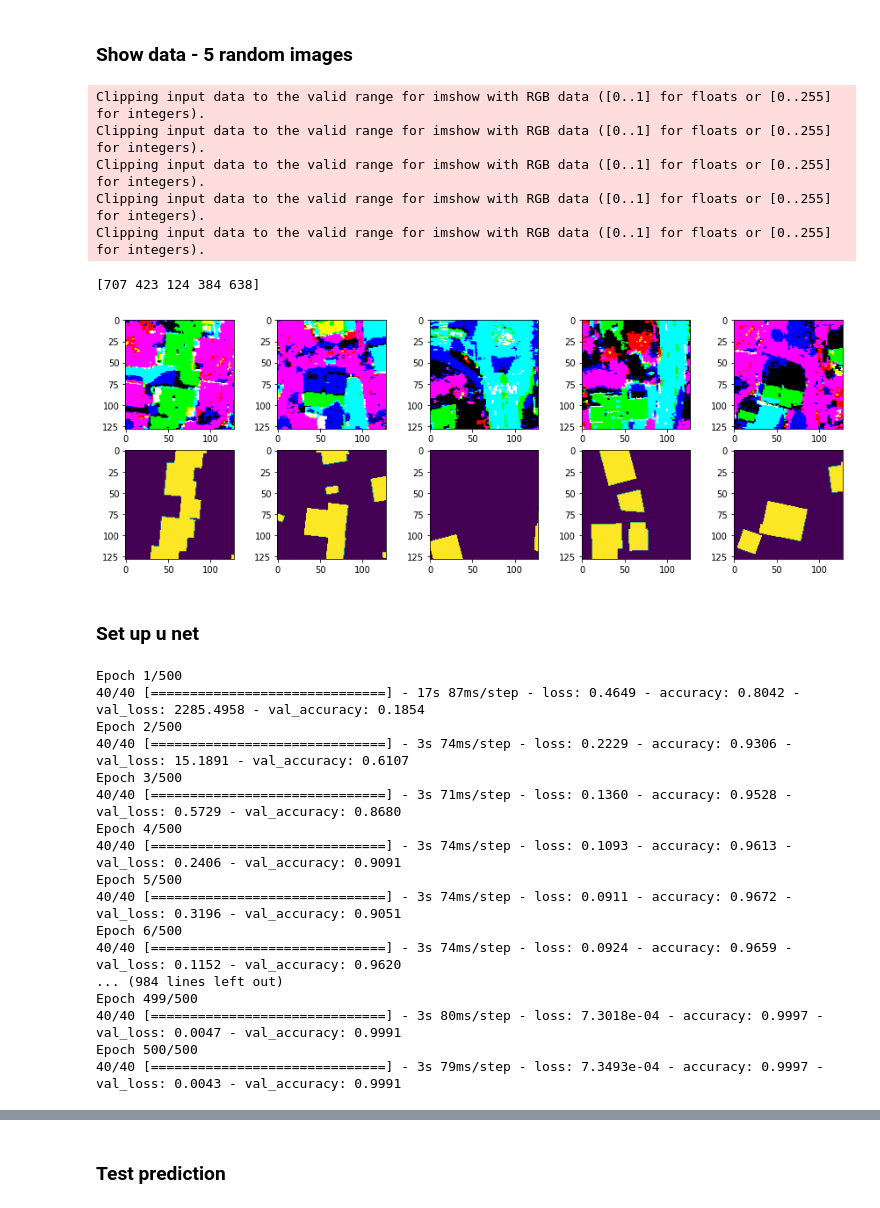
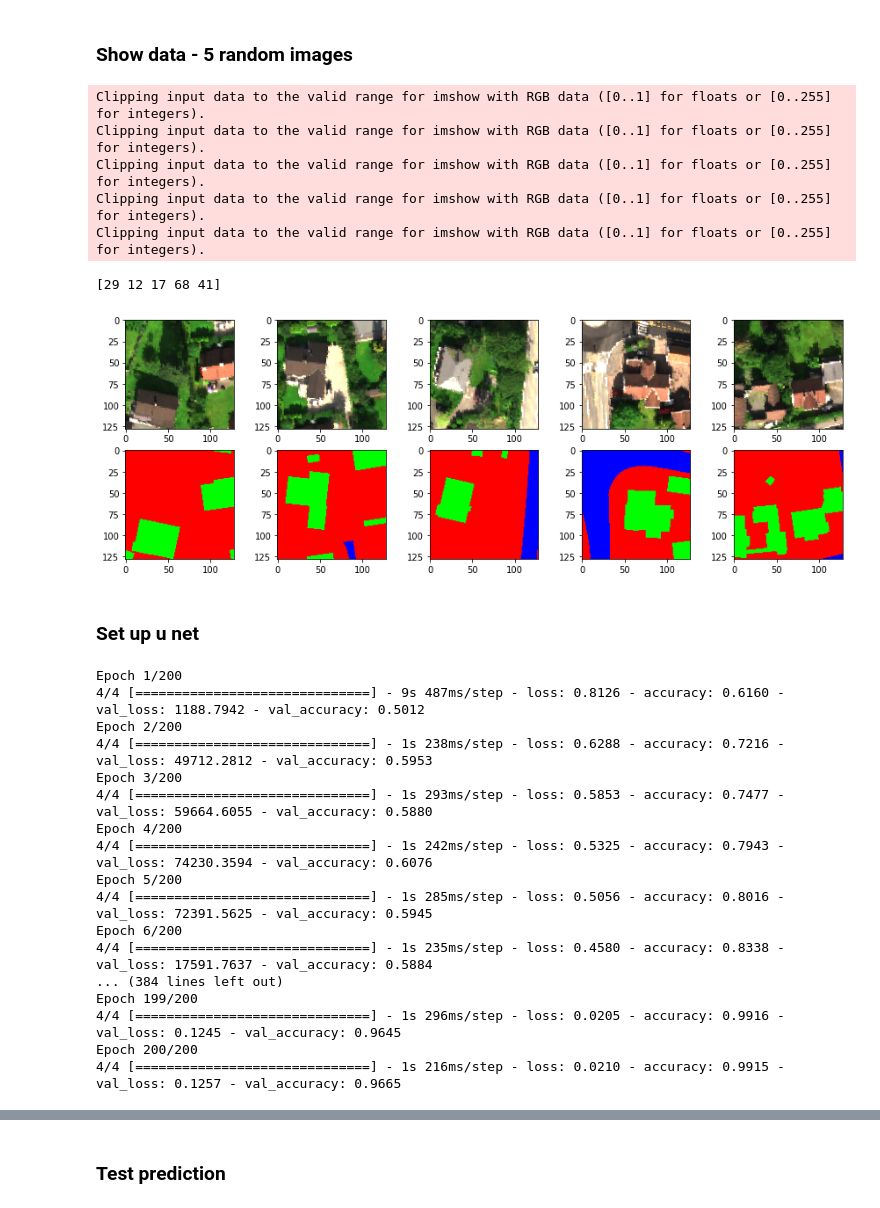
Before and after one commit to stianteien/M_DV_V2022, a Jupyter notebook: roofs_w_unet/roof_u-net.ipynb, the cells around one changed output, grey strips where cells are left out. Saved outputs shown, nothing was run; the diff lists cells and outputs as text; code cells hidden in the pictures.

```diff
--- a/roofs_w_unet/roof_u-net.ipynb
+++ b/roofs_w_unet/roof_u-net.ipynb
@@ -36,9 +36,11 @@ y = np.load("data/u_net_roofs/y_data.npy")
 n,r1,c1,d = y.shape
 # Adds a new dimension of layer too have two class problem.
 yy = np.append(y, np.zeros((n, r1, c1,d)), axis=3)
-yy[yy >= 0.001] = 1
+for i in range(int(y.max()-1)):
+  yy = np.append(yy, np.zeros((n, r1, c1,d)), axis=3)
+#yy[yy >= 0.001] = 1
 yy1 = yy.copy()
-yy1[:,:,:,0] = 0
+yy1[:,:,:,0] = 0 # reset map
 for i in range(n):
   values = yy[i,:,:,0]
   for r in range(r1):
@@ -55,4 +57,5 @@ print(yy1.shape)
 # %%
-X = X[:200]
-yy1 = yy1[:200]
-X.shape
+#X = X[:200]
+#yy1 = yy1[:200]
+#X.shape
+X = X/100
@@ -152,23 +153,23 @@ def get_f1(y_true, y_pred): #taken from old keras source code
 # %%
 fig, ax = plt.subplots(nrows=2, ncols=5, figsize = (15,5))
 
 indx = np.random.randint(0,high=X_train.shape[0],size=5)
 print(indx)
 for i in range(5):
-    #ax[0,i].imshow(np.dstack((X_train[indx[i]][:,:,76],
-    #                          X_train[indx[i]][:,:,46],
-    #                          X_train[indx[i]][:,:,21])))
-    ax[0,i].imshow(X_train[indx[i]][:,:,0:3])
-    ax[1,i].imshow(y_train[indx[i]][:,:,1])
+    ax[0,i].imshow(np.dstack((X_train[indx[i]][:,:,76],
+                              X_train[indx[i]][:,:,46],
+                              X_train[indx[i]][:,:,21])))
+    #PCAax[0,i].imshow(X_train[indx[i]][:,:,0:3])
+    ax[1,i].imshow(y_train[indx[i]])
 plt.show()
 # %% [output]
 Clipping input data to the valid range for imshow with RGB data ([0..1] for floats or [0..255] for integers).
 Clipping input data to the valid range for imshow with RGB data ([0..1] for floats or [0..255] for integers).
 Clipping input data to the valid range for imshow with RGB data ([0..1] for floats or [0..255] for integers).
 Clipping input data to the valid range for imshow with RGB data ([0..1] for floats or [0..255] for integers).
 Clipping input data to the valid range for imshow with RGB data ([0..1] for floats or [0..255] for integers).
-[707 423 124 384 638]
+[29 12 17 68 41]
-[figure, old version]
+[figure, new version]
 # %% [markdown]
 ### Set up u net
 # %%
@@ -182,23 +183,23 @@ uu.compile(optimizer=Adam(learning_rate=0.005),
 h = uu.fit(X_train, y_train,
            validation_data=(X_test,y_test),
            batch_size=20,
-           epochs=500)
+           epochs=200)
 # %% [output]
-Epoch 1/500
-40/40 [==============================] - 17s 87ms/step - loss: 0.4649 - accuracy: 0.8042 - val_loss: 2285.4958 - val_accuracy: 0.1854
-Epoch 2/500
-40/40 [==============================] - 3s 74ms/step - loss: 0.2229 - accuracy: 0.9306 - val_loss: 15.1891 - val_accuracy: 0.6107
-Epoch 3/500
-40/40 [==============================] - 3s 71ms/step - loss: 0.1360 - accuracy: 0.9528 - val_loss: 0.5729 - val_accuracy: 0.8680
-Epoch 4/500
-40/40 [==============================] - 3s 74ms/step - loss: 0.1093 - accuracy: 0.9613 - val_loss: 0.2406 - val_accuracy: 0.9091
-Epoch 5/500
-40/40 [==============================] - 3s 74ms/step - loss: 0.0911 - accuracy: 0.9672 - val_loss: 0.3196 - val_accuracy: 0.9051
-Epoch 6/500
-40/40 [==============================] - 3s 74ms/step - loss: 0.0924 - accuracy: 0.9659 - val_loss: 0.1152 - val_accuracy: 0.9620
-... (984 lines left out)
-Epoch 499/500
-40/40 [==============================] - 3s 80ms/step - loss: 7.3018e-04 - accuracy: 0.9997 - val_loss: 0.0047 - val_accuracy: 0.9991
-Epoch 500/500
-40/40 [==============================] - 3s 79ms/step - loss: 7.3493e-04 - accuracy: 0.9997 - val_loss: 0.0043 - val_accuracy: 0.9991
+Epoch 1/200
+4/4 [==============================] - 9s 487ms/step - loss: 0.8126 - accuracy: 0.6160 - val_loss: 1188.7942 - val_accuracy: 0.5012
+Epoch 2/200
+4/4 [==============================] - 1s 238ms/step - loss: 0.6288 - accuracy: 0.7216 - val_loss: 49712.2812 - val_accuracy: 0.5953
+Epoch 3/200
+4/4 [==============================] - 1s 293ms/step - loss: 0.5853 - accuracy: 0.7477 - val_loss: 59664.6055 - val_accuracy: 0.5880
+Epoch 4/200
+4/4 [==============================] - 1s 242ms/step - loss: 0.5325 - accuracy: 0.7943 - val_loss: 74230.3594 - val_accuracy: 0.6076
+Epoch 5/200
+4/4 [==============================] - 1s 285ms/step - loss: 0.5056 - accuracy: 0.8016 - val_loss: 72391.5625 - val_accuracy: 0.5945
+Epoch 6/200
+4/4 [==============================] - 1s 235ms/step - loss: 0.4580 - accuracy: 0.8338 - val_loss: 17591.7637 - val_accuracy: 0.5884
+... (384 lines left out)
+Epoch 199/200
+4/4 [==============================] - 1s 296ms/step - loss: 0.0205 - accuracy: 0.9916 - val_loss: 0.1245 - val_accuracy: 0.9645
+Epoch 200/200
+4/4 [==============================] - 1s 216ms/step - loss: 0.0210 - accuracy: 0.9915 - val_loss: 0.1257 - val_accuracy: 0.9665
 # %%
```
Also changed, not shown: parts of 12 cells of this notebook.
